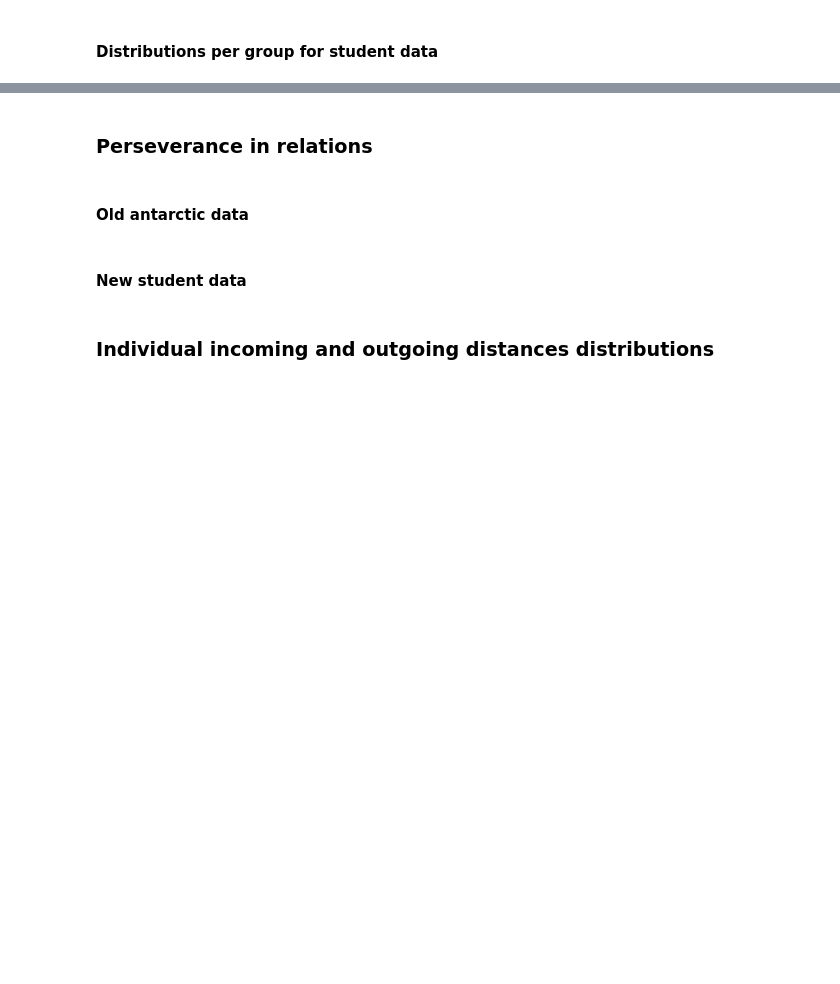
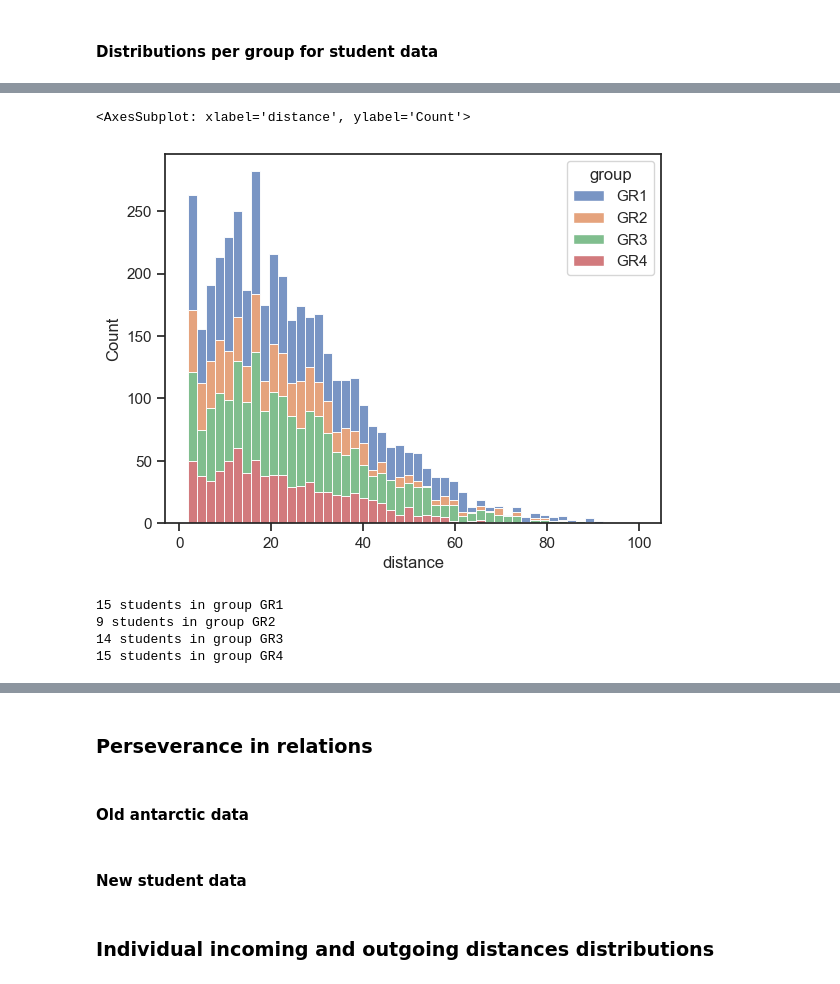
Before and after one commit to marcindahlen/Antarctica_research_2020, a Jupyter notebook: notebook.ipynb, the cells around one changed output, grey strips where cells are left out. Saved outputs shown, nothing was run; the diff lists cells and outputs as text; code cells hidden in the pictures; blank space fills up the shorter version.

```diff
--- a/notebook.ipynb
+++ b/notebook.ipynb
@@ -538,0 +559,18 @@ Fixed treshold at 1σ                      5.699               7.977
+# %%
+seaborn.set_theme(style="ticks")
+seaborn.histplot(data=student_distances_by_group, x="distance", hue="group", bins=50, multiple="stack", common_norm=False)
+# %% [output]
+<AxesSubplot: xlabel='distance', ylabel='Count'>
+[figure, added]
+# %%
+from collections import Counter
+counter = Counter(valid_students)
+
+for group, people in count_students_per_group.items():
+    n_valid = sum(counter[s] for s in people)
+    print(f"{n_valid} students in group {group}")
+# %% [output]
+15 students in group GR1
+9 students in group GR2
+14 students in group GR3
+15 students in group GR4
```
Also changed, not shown: parts of 16 cells of this notebook.
